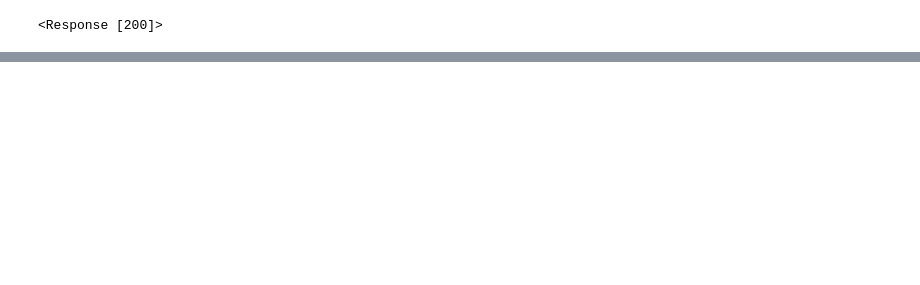
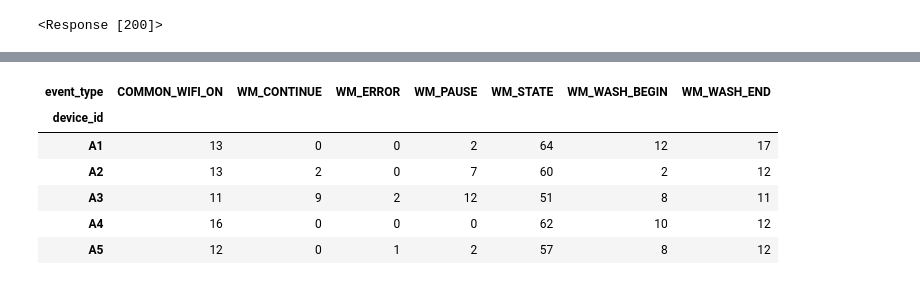
Before and after one commit to CodingSta/demo-lge-201811, a Jupyter notebook: 3일차.ipynb, the cells around one changed output, grey strips where cells are left out. Saved outputs shown, nothing was run; the diff lists cells and outputs as text; code cells hidden in the pictures; blank space fills up the shorter version.

```diff
--- a/3일차.ipynb
+++ b/3일차.ipynb
@@ -704,0 +864,13 @@ with open("test.jpg", "wb") as f:
+# %%
+event_result_df = series.unstack().fillna(0).astype('int')
+# series.unstack(fill_value=0)
+
+event_result_df
+# %% [output]
+| event_type | COMMON_WIFI_ON | WM_CONTINUE | WM_ERROR | WM_PAUSE | WM_STATE | WM_WASH_BEGIN | WM_WASH_END |
+| device_id |  |  |  |  |  |  |  |
+| A1 | 13 | 0 | 0 | 2 | 64 | 12 | 17 |
+| A2 | 13 | 2 | 0 | 7 | 60 | 2 | 12 |
+| A3 | 11 | 9 | 2 | 12 | 51 | 8 | 11 |
+| A4 | 16 | 0 | 0 | 0 | 62 | 10 | 12 |
+| A5 | 12 | 0 | 1 | 2 | 57 | 8 | 12 |
```
Also changed, not shown: parts of 18 cells of this notebook.
